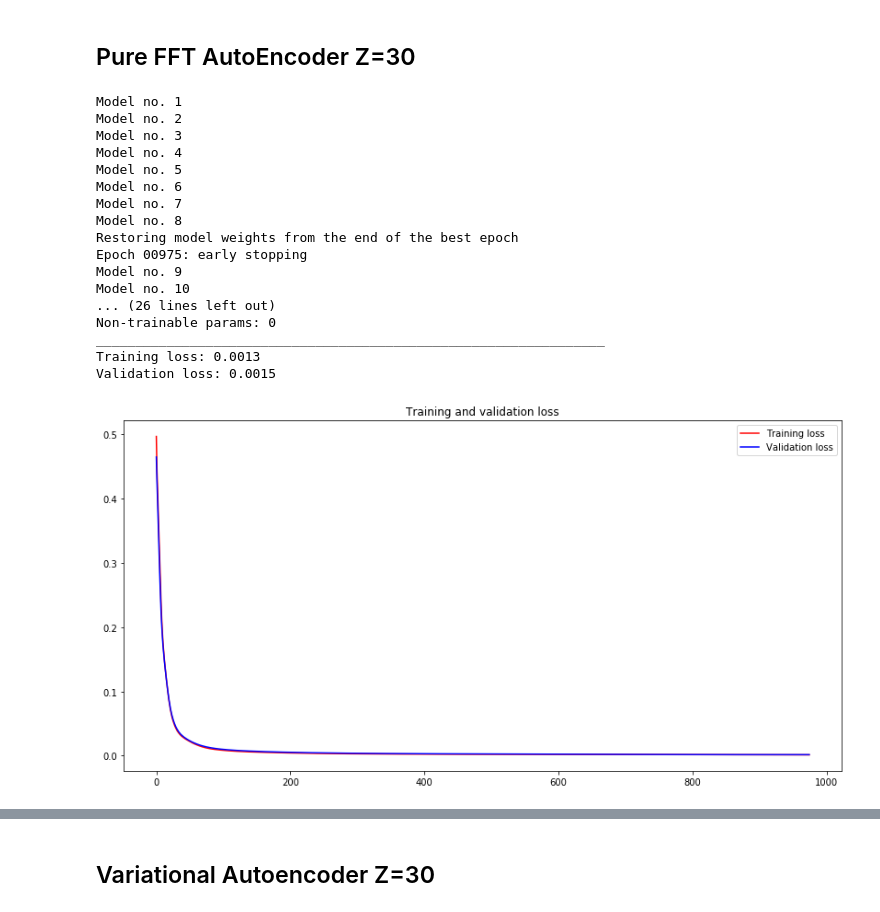
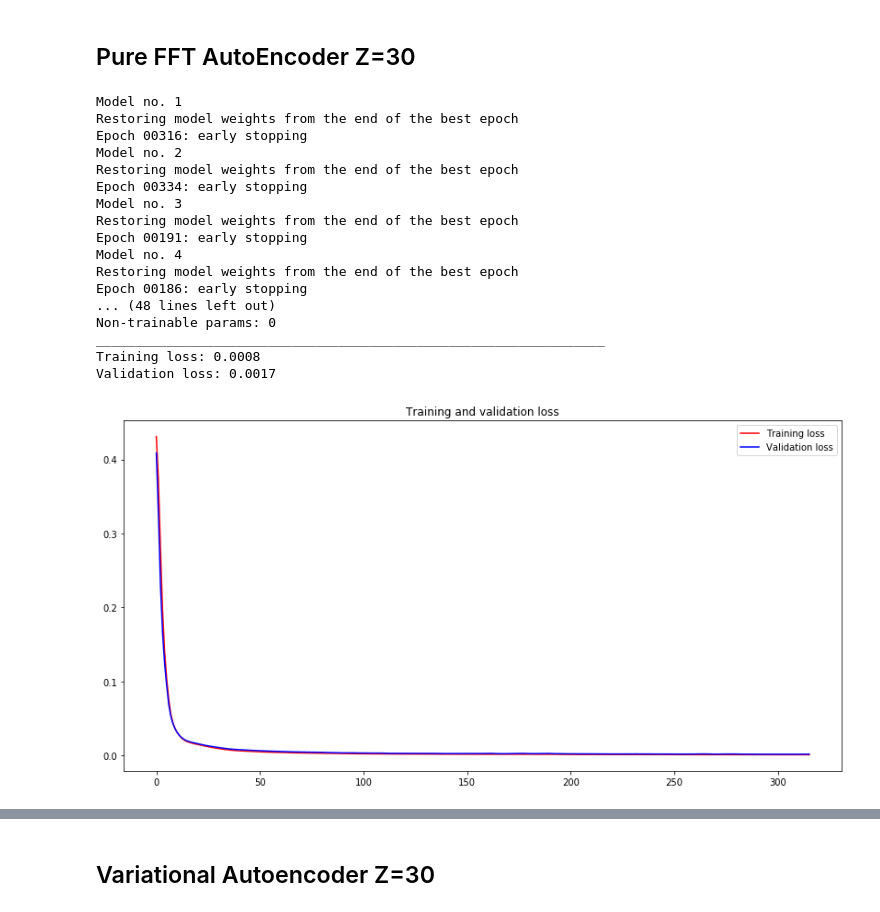
Before and after one commit to ssharma1991/5ss-platform-path-synthesis, a Jupyter notebook: User Input Conditioning/2. Autoencoder/2. Convolution Autoencoder.ipynb, the cells around one changed output, grey strips where cells are left out. Cells and saved outputs as stored; diff of their text form; code cells hidden in the pictures.

```diff
--- a/User Input Conditioning/2. Autoencoder/2. Convolution Autoencoder.ipynb
+++ b/User Input Conditioning/2. Autoencoder/2. Convolution Autoencoder.ipynb
@@ -476,45 +474,46 @@ def autoEncoderFFT_Z30():
     inp_curve=Input(shape=(100,3))
 
     # Encoding
     x= Permute((2, 1))(inp_curve)
-    x = Lambda(lambda u: Fourier(u))(x)
+    x = Lambda(Fourier)(x)
     x=Flatten()(x)
+    x=Dense(150, activation='relu')(x)
     encoded=Dense(30, activation='relu')(x)
 
     # Decoding
-    x=Dense(100, activation='relu')(encoded)
-    x=Dense(306)(encoded)
+    x=Dense(150, activation='relu')(encoded)
+    x=Dense(306)(x)
     x=Reshape((3, 102))(x)
-    x = Lambda(lambda u: invFourier(u))(x)
+    x = Lambda(invFourier)(x)
     decoded= Permute((2, 1))(x)
 
     autoencoder = Model(inp_curve, decoded)
     encoder = Model(inp_curve, encoded)
 
     return autoencoder, encoder
 
 #resetRNG(0)
 #x_train_3D=np.expand_dims(x_train, 4)
 #x_test_3D=np.expand_dims(x_test, 4)
 AE,E,train_data =AE_analysis(autoEncoderFFT_Z30, 10, x_train, x_test, filename='FFT_Z30')
 AE.summary()
 visualize_AE(AE, train_data, x_test)
 # %% [output]
 Model no. 1
+Restoring model weights from the end of the best epoch
+Epoch 00316: early stopping
 Model no. 2
+Restoring model weights from the end of the best epoch
+Epoch 00334: early stopping
 Model no. 3
+Restoring model weights from the end of the best epoch
+Epoch 00191: early stopping
 Model no. 4
-Model no. 5
-Model no. 6
-Model no. 7
-Model no. 8
 Restoring model weights from the end of the best epoch
-Epoch 00975: early stopping
-Model no. 9
-Model no. 10
-... (26 lines left out)
+Epoch 00186: early stopping
+... (48 lines left out)
 Non-trainable params: 0
 _________________________________________________________________
-Training loss: 0.0013
-Validation loss: 0.0015
+Training loss: 0.0008
+Validation loss: 0.0017
-[figure, old version]
+[figure, new version]
```
Also changed, not shown: parts of 5 cells of this notebook.
